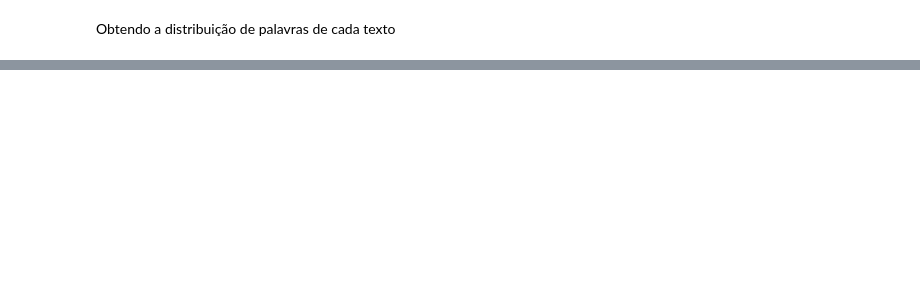
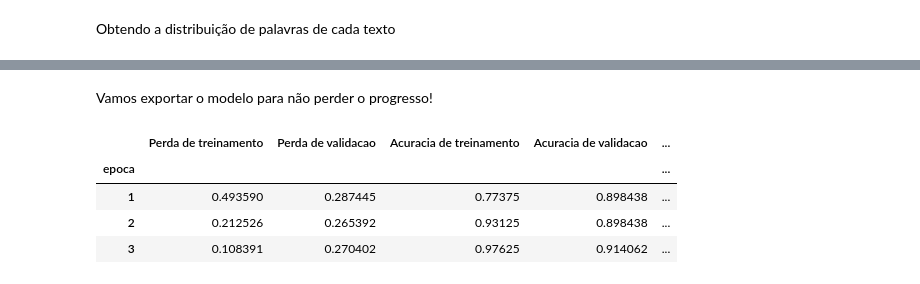
Before and after one commit to ghsaul/tcc_project, a Jupyter notebook: main.ipynb, the cells around one changed output, grey strips where cells are left out. Saved outputs shown, nothing was run; the diff lists cells and outputs as text; code cells hidden in the pictures; blank space fills up the shorter version.

Commit message:
Ajustando o código em produção
-Inclui o ajuste do modelo no código principal
-Ajustei um modelo considerando 1000 sentenças
-Adaptei o código para português e para o nosso contexto

```diff
--- a/main.ipynb
+++ b/main.ipynb
@@ -275,0 +276,4 @@ df.head()
+# %%
+# Cria o objeto responsável por diminuir a taxa de aprendizagem linearmente na medida em que o modelo aprende
+# O 'num_training_steps' é calculado como o número de lotes multiplicado pelo número de épocas
+scheduler = get_linear_schedule_with_warmup(optimizer, num_warmup_steps = 0, num_training_steps = len(train_dataloader) * epochs)
@@ -275,0 +282,11 @@ df.head()
+# %%
+# Function to calculate the accuracy of our predictions vs labels
+def flat_accuracy(preds, labels):
+    pred_flat = np.argmax(preds, axis=1).flatten()
+    labels_flat = labels.flatten()
+    return np.sum(pred_flat == labels_flat) / len(labels_flat)
+# %%
+def format_time(elapsed):
+    elapsed_rounded = int(round((elapsed)))
+
+    return str(datetime.timedelta(seconds=elapsed_rounded))
@@ -275,0 +462,23 @@ df.head()
+# %% [markdown]
+Vamos exportar o modelo para não perder o progresso!
+# %%
+# Salvando o modelo treinado e o tokenizador
+if not os.path.exists(PASTA_MODELO):
+    os.makedirs(PASTA_MODELO)
+
+model_to_save = model.module if hasattr(model, 'module') else model
+model_to_save.save_pretrained(PASTA_MODELO)
+tokenizer.save_pretrained(PASTA_MODELO)
+
+# Salvando as estatísticas do modelo
+df_stats = pd.DataFrame(data=training_stats).set_index('epoca')
+df_stats.to_csv(os.path.join(PASTA_MODELO, 'training_stats.csv'))
+# %%
+# Analisando as estatísticas de treinamento
+df_stats
+# %% [output]
+|  | Perda de treinamento | Perda de validacao | Acuracia de treinamento | Acuracia de validacao | ... |
+| epoca |  |  |  |  | ... |
+| 1 | 0.493590 | 0.287445 | 0.77375 | 0.898438 | ... |
+| 2 | 0.212526 | 0.265392 | 0.93125 | 0.898438 | ... |
+| 3 | 0.108391 | 0.270402 | 0.97625 | 0.914062 | ... |
```
Also changed, not shown: parts of 45 cells of this notebook, 1 other file.
